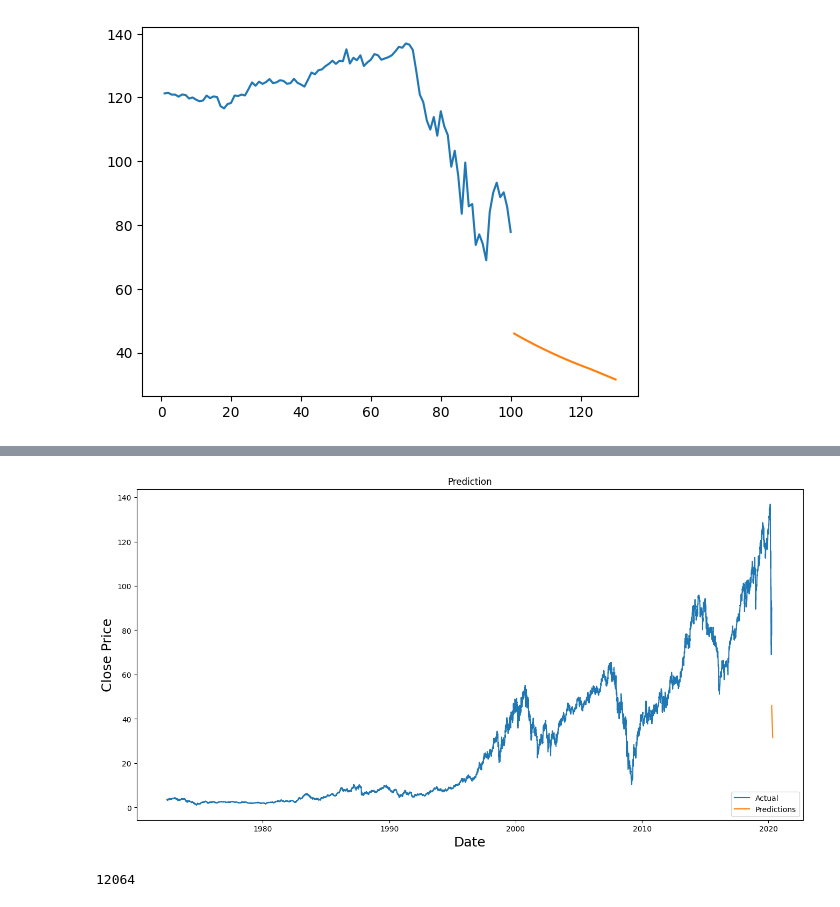
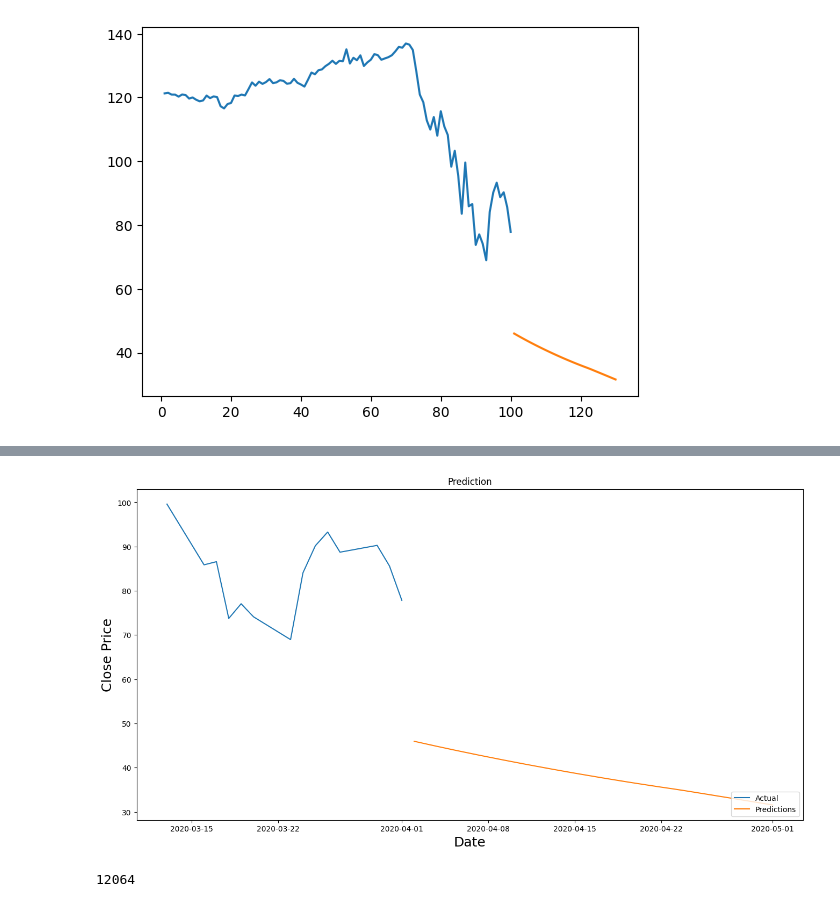
Before and after one commit to commitit/Stock-Prediction, a Jupyter notebook: stock_predictionv4.ipynb, the cells around one changed output, grey strips where cells are left out. Saved outputs shown, nothing was run; the diff lists cells and outputs as text; code cells hidden in the pictures.

```diff
--- a/stock_predictionv4.ipynb
+++ b/stock_predictionv4.ipynb
@@ -515,3 +515,6 @@ plt.plot(plot_pred, scaler.inverse_transform(pred_output))
 # %% [output]
 [<matplotlib.lines.Line2D at 0x...>]
 [figure]
+# %%
+dff = df[12050:]
+dff
@@ -518,15 +538,16 @@ plt.plot(plot_pred, scaler.inverse_transform(pred_output))
 # %%
+
 #Visualize the data
 plt.figure(figsize=(16,8))
 plt.title('Prediction')
 plt.xlabel('Date', fontsize=18)
 plt.ylabel('Close Price', fontsize=18)
-plt.plot(df['Close'])
+plt.plot(dff['Close'])
 plt.plot(new_data['Predictions'])
 plt.legend(['Actual', 'Predictions'], loc='lower right')
 plt.show()
 # %% [output]
-[figure, old version]
+[figure, new version]
 # %%
 ds_new = df1.tolist()
 # %%
```
Also changed, not shown: parts of 1 cell of this notebook.
